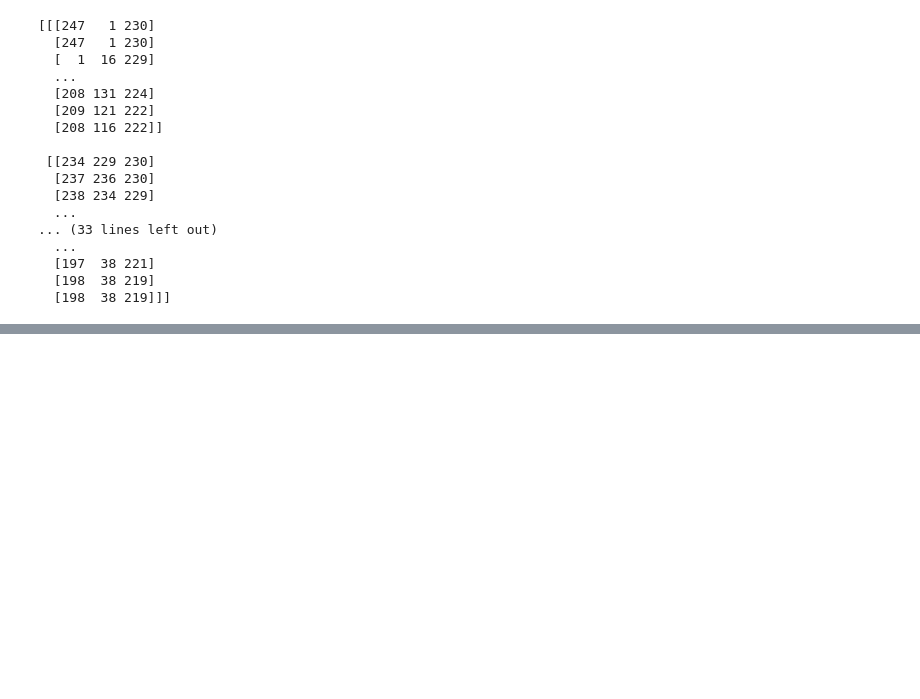
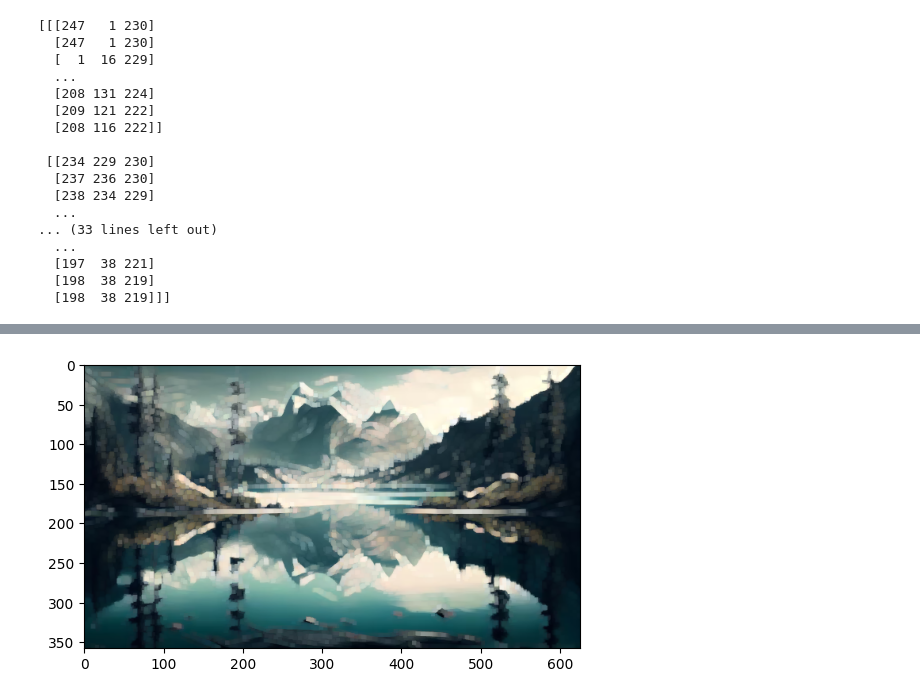
Before and after one commit to lightningdhna/intern_20232, a Jupyter notebook: opencv.ipynb, the cells around one changed output, grey strips where cells are left out. Drawn from its saved outputs; the diff is of its cells as text; code cells hidden in the pictures; blank space fills up the shorter version.

```diff
--- a/opencv.ipynb
+++ b/opencv.ipynb
@@ -183,0 +203,10 @@ hsv_image  = cv2.cvtColor(image, cv2.COLOR_BGR2HSV)
+# %%
+#image erosion & dilation
+img = cv2.imread("images/img.png")
+kernel = numpy.ones((5,5), numpy.uint8)
+erosion = cv2.erode(img, kernel, iterations = 1)
+dilation = cv2.dilate(img, kernel, iterations = 1)
+
+show_image(dilation)
+# %% [output]
+[figure, added]
```
Also changed, not shown: parts of 8 cells of this notebook, 3 other files.
